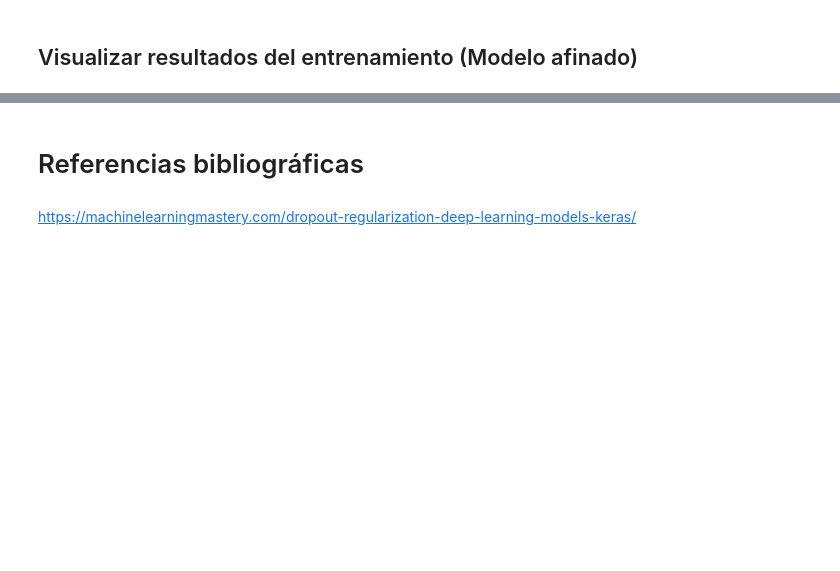
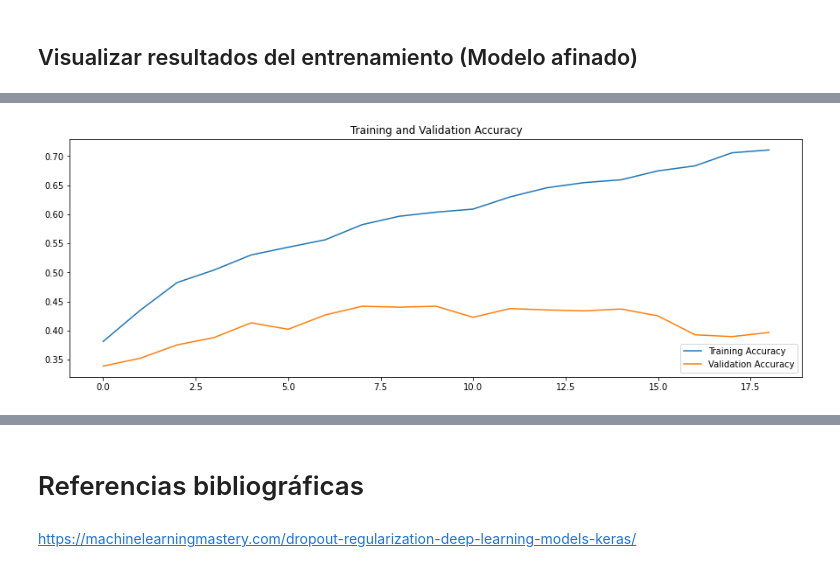
Before and after one commit to juadaves91/supresion-ruido-artefactos-imr, a Jupyter notebook: ELT/4. red_neuronal_cnn_deteccion_alzheimer_MobileNet.ipynb, the cells around one changed output, grey strips where cells are left out. Drawn from its saved outputs; the diff is of its cells as text; code cells hidden in the pictures; blank space fills up the shorter version.

```diff
--- a/ELT/4. red_neuronal_cnn_deteccion_alzheimer_MobileNet.ipynb
+++ b/ELT/4. red_neuronal_cnn_deteccion_alzheimer_MobileNet.ipynb
@@ -424,7 +433,7 @@ def add_top(base):
     x = base.output
 
     # Capa de grupo de promedio global
-    x = GlobalAveragePooling2D()(x)
+    #x = GlobalAveragePooling2D()(x)
 
     x = tensorflow.keras.layers.Dense(64, activation='relu')(x)
     x = tensorflow.keras.layers.Dropout(0.2)(x)
@@ -514,18 +568,20 @@ print(val_loss)
 # %%
 acc = model.history.history['acc']
 val_acc = model.history.history['val_acc']
 
 loss = model.history.history['loss']
 val_loss = model.history.history['val_loss']
 
-epochs_range = range(epochs_ft)
+epochs_range = range(19)
 
 plt.figure(figsize=(15, 5))
 plt.plot(epochs_range, acc, label='Training Accuracy')
 plt.plot(epochs_range, val_acc, label='Validation Accuracy')
 plt.legend(loc='lower right')
 plt.title('Training and Validation Accuracy')
 plt.show()
+# %% [output]
+[figure, added]
 # %%
 plt.figure(figsize=(15, 5))
 plt.plot(epochs_range, loss, label='Training Loss')
```
Also changed, not shown: parts of 19 cells of this notebook.
